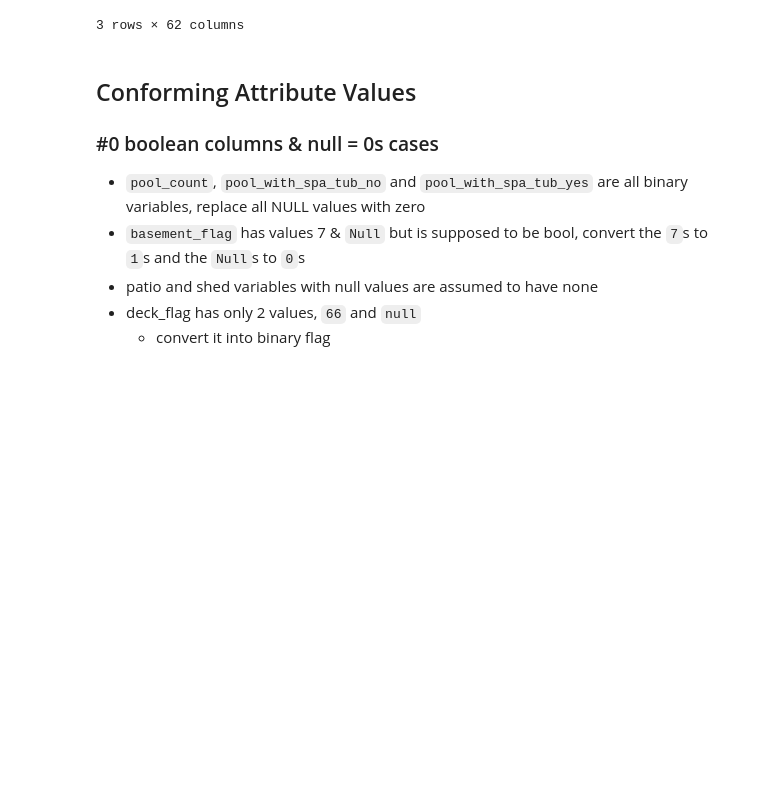
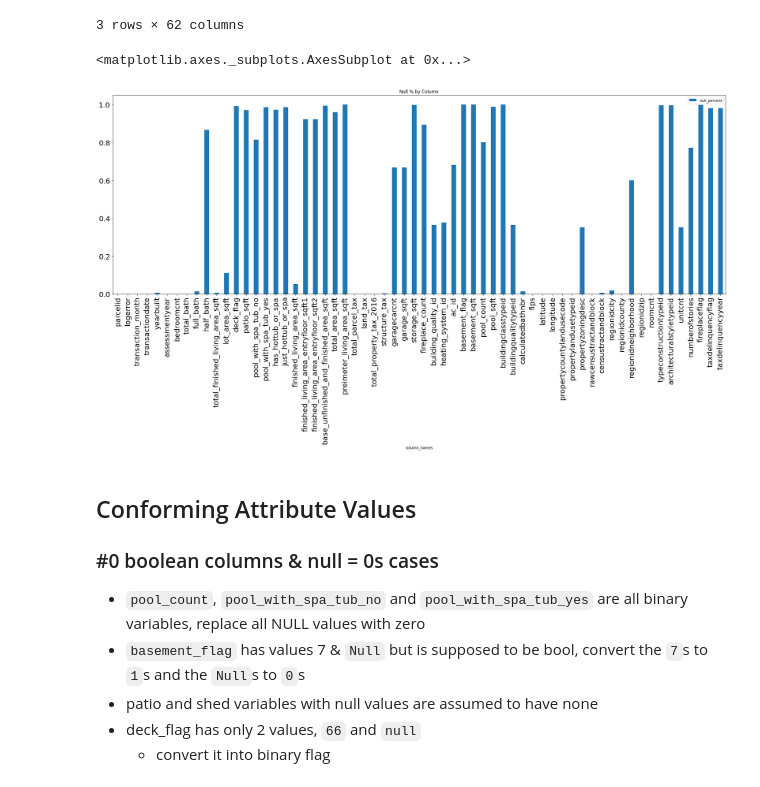
Before and after one commit to gumdropsteve/bsql-demos, a Jupyter notebook: kaggle/zillow_home_value_prediction.ipynb, the cells around one changed output. Saved outputs shown, nothing was run; the diff lists cells and outputs as text; code cells hidden in the pictures; blank space fills up the shorter version.

```diff
--- a/kaggle/zillow_home_value_prediction.ipynb
+++ b/kaggle/zillow_home_value_prediction.ipynb
@@ -123,15 +126,18 @@ df_train.tail(3)
 | 90274 | 12952367 | -0.0576 | 5 | 2016-05-12 | 1952.0 | 2015.0 | 4.0 | ... |
 3 rows × 62 columns
 # %%
-# import cudf
+import cudf
 
-# d = cudf.DataFrame()
+d = cudf.DataFrame()
 
-# d['column_names'] = df_train.columns
-# d['null_percent'] = [np.sum(df_train[col].isna()) / len(df_train[col]) for col in df_train.columns]
+d['column_names'] = df_train.columns
+d['null_percent'] = [np.sum(df_train[col].isna()) / len(df_train[col]) for col in df_train.columns]
 
-# d.to_pandas().plot(kind='bar', x='column_names', y='null_percent',
-#                    figsize=(30, 10), fontsize=20, title='Null % by Column')
+d.to_pandas().plot(kind='bar', x='column_names', y='null_percent',
+                   figsize=(30, 10), fontsize=20, title='Null % by Column')
+# %% [output]
+<matplotlib.axes._subplots.AxesSubplot at 0x...>
+[figure, added]
 # %% [markdown]
 ## Conforming Attribute Values
 ### #0 boolean columns & null = 0s cases
```
Also changed, not shown: parts of 15 cells of this notebook.
